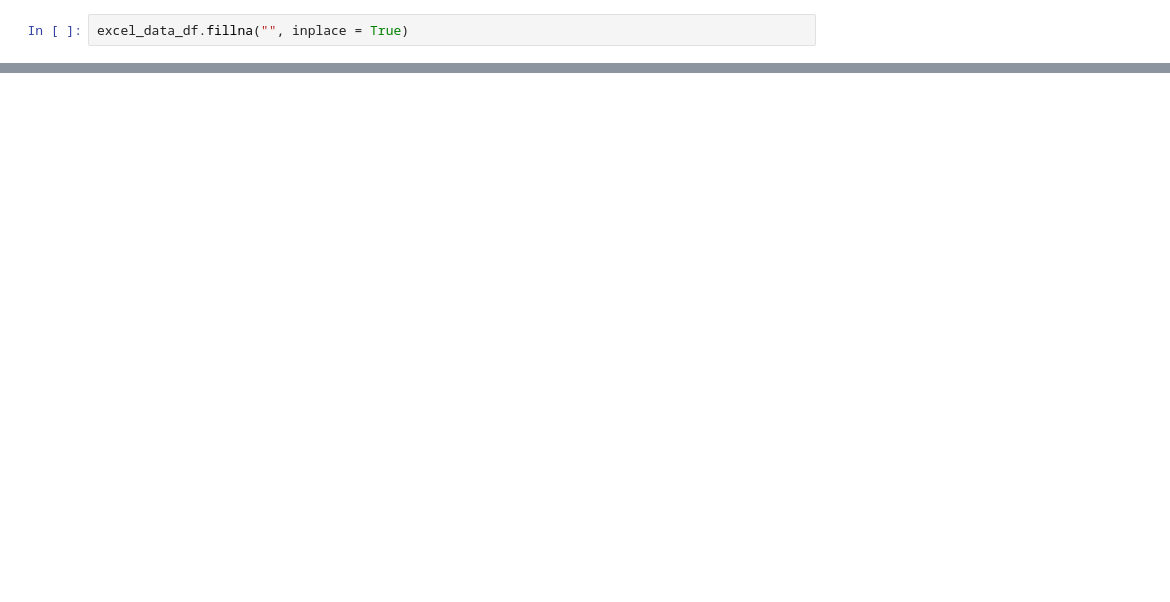
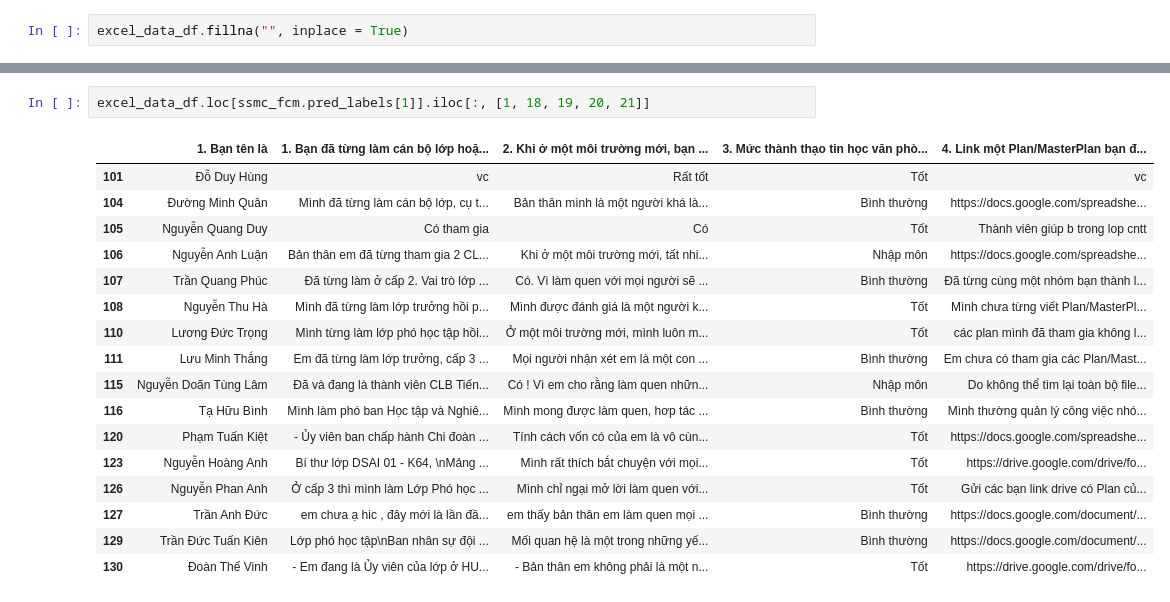
Before and after one commit to hoangtc125/algo-clustering-service, a Jupyter notebook: notebook/text_loading.ipynb, the cells around one changed output, grey strips where cells are left out. Saved outputs shown, nothing was run; the diff lists cells and outputs as text; blank space fills up the shorter version.

```diff
--- a/notebook/text_loading.ipynb
+++ b/notebook/text_loading.ipynb
@@ -80,0 +99,20 @@ for cluster in ssmc_fcm.pred_labels:
+# %%
+excel_data_df.loc[ssmc_fcm.pred_labels[1]].iloc[:, [1, 18, 19, 20, 21]]
+# %% [output]
+|  | 1. Bạn tên là | 1. Bạn đã từng làm cán bộ lớp hoặ... | 2. Khi ở một môi trường mới, bạn ... | 3. Mức thành thạo tin học văn phò... | 4. Link một Plan/MasterPlan bạn đ... |
+| 101 | Đỗ Duy Hùng | vc | Rất tốt | Tốt | vc |
+| 104 | Đường Minh Quân | Mình đã từng làm cán bộ lớp, cụ t... | Bản thân mình là một người khá là... | Bình thường | https://docs.google.com/spreadshe... |
+| 105 | Nguyễn Quang Duy | Có tham gia | Có | Tốt | Thành viên giúp b trong lop cntt |
+| 106 | Nguyễn Anh Luận | Bản thân em đã từng tham gia 2 CL... | Khi ở một môi trường mới, tất nhi... | Nhập môn | https://docs.google.com/spreadshe... |
+| 107 | Trần Quang Phúc | Đã từng làm ở cấp 2. Vai trò lớp ... | Có. Vì làm quen với mọi người sẽ ... | Bình thường | Đã từng cùng một nhóm bạn thành l... |
+| 108 | Nguyễn Thu Hà | Mình đã từng làm lớp trưởng hồi p... | Mình được đánh giá là một người k... | Tốt | Mình chưa từng viết Plan/MasterPl... |
+| 110 | Lương Đức Trọng | Mình từng làm lớp phó học tập hồi... | Ở một môi trường mới, mình luôn m... | Tốt | các plan mình đã tham gia không l... |
+| 111 | Lưu Minh Thắng | Em đã từng làm lớp trưởng, cấp 3 ... | Mọi người nhận xét em là một con ... | Bình thường | Em chưa có tham gia các Plan/Mast... |
+| 115 | Nguyễn Doãn Tùng Lâm | Đã và đang là thành viên CLB Tiến... | Có ! Vì em cho rằng làm quen nhữn... | Nhập môn | Do không thể tìm lại toàn bộ file... |
+| 116 | Tạ Hữu Bình | Mình làm phó ban Học tập và Nghiê... | Mình mong được làm quen, hơp tác ... | Bình thường | Mình thường quản lý công việc nhó... |
+| 120 | Phạm Tuấn Kiệt | - Ủy viên ban chấp hành Chi đoàn ... | Tính cách vốn có của em là vô cùn... | Tốt | https://docs.google.com/spreadshe... |
+| 123 | Nguyễn Hoàng Anh | Bí thư lớp DSAI 01 - K64, \nMảng ... | Mình rất thích bắt chuyện với mọi... | Tốt | https://drive.google.com/drive/fo... |
+| 126 | Nguyễn Phan Anh | Ở cấp 3 thì mình làm Lớp Phó học ... | Mình chỉ ngại mở lời làm quen với... | Tốt | Gửi các bạn link drive có Plan củ... |
+| 127 | Trần Anh Đức | em chưa ạ hic , đây mới là lần đầ... | em thấy bản thân em làm quen mọi ... | Bình thường | https://docs.google.com/document/... |
+| 129 | Trần Đức Tuấn Kiên | Lớp phó học tập\nBan nhân sự đội ... | Mối quan hệ là một trong những yế... | Bình thường | https://docs.google.com/document/... |
+| 130 | Đoàn Thế Vinh | - Em đang là Ủy viên của lớp ở HU... | - Bản thân em không phải là một n... | Tốt | https://drive.google.com/drive/fo... |
```
Also changed, not shown: parts of 12 cells of this notebook, 2 other files.
